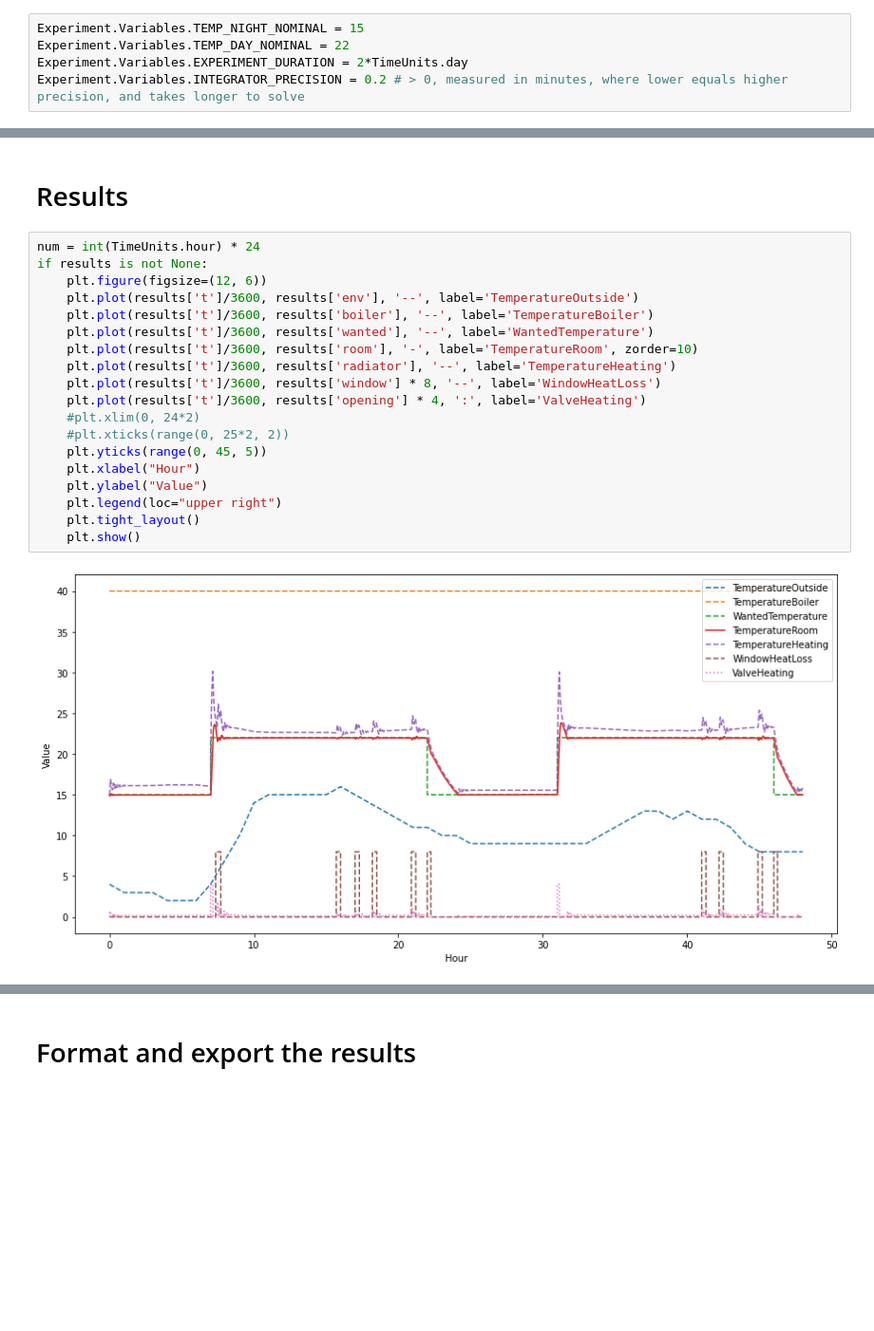
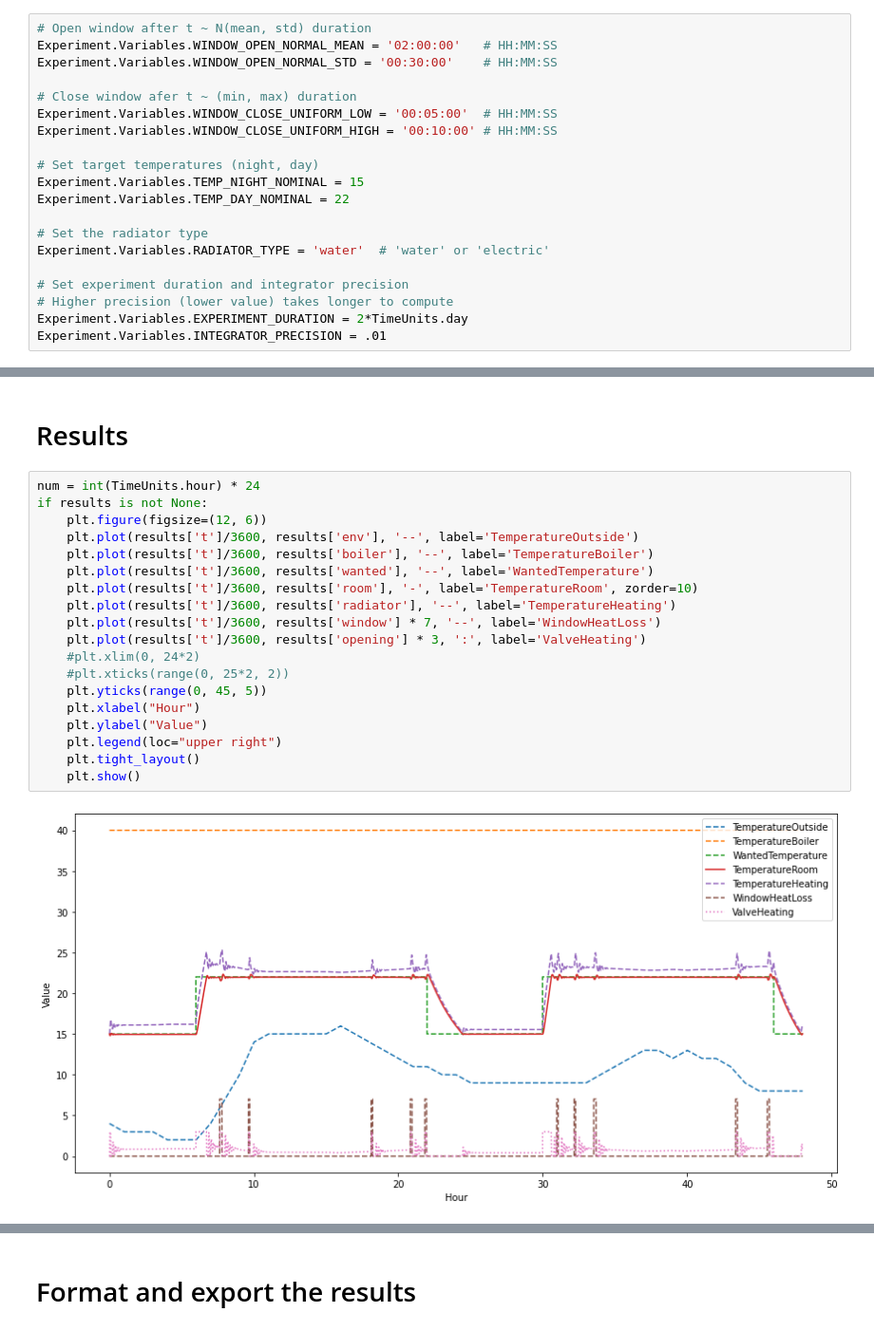
Before and after one commit to PrinzAndreas/ModellingProgramming, a Jupyter notebook: ModelDescriptions/RoomModelPython/main.ipynb, the cells around one changed output, grey strips where cells are left out. Shown at 95% size. Cells and saved outputs as stored; diff of their text form; blank space fills up the shorter version.

```diff
--- a/ModelDescriptions/RoomModelPython/main.ipynb
+++ b/ModelDescriptions/RoomModelPython/main.ipynb
@@ -8,10 +11,25 @@ import matplotlib.pyplot as plt
 import numpy as np
 # %% [markdown]
 ## Experiment Variables
-# %%
-Experiment.Variables.TEMP_NIGHT_NOMINAL = 15
-Experiment.Variables.TEMP_DAY_NOMINAL = 22
-Experiment.Variables.EXPERIMENT_DURATION = 2*TimeUnits.day
-Experiment.Variables.INTEGRATOR_PRECISION = 0.2 # > 0, measured in minutes, where lower equals higher precision, and takes longer to solve
+# %%
+# Open window after t ~ N(mean, std) duration
+Experiment.Variables.WINDOW_OPEN_NORMAL_MEAN = '02:00:00'   # HH:MM:SS
+Experiment.Variables.WINDOW_OPEN_NORMAL_STD = '00:30:00'    # HH:MM:SS
+
+# Close window afer t ~ (min, max) duration
+Experiment.Variables.WINDOW_CLOSE_UNIFORM_LOW = '00:05:00'  # HH:MM:SS
+Experiment.Variables.WINDOW_CLOSE_UNIFORM_HIGH = '00:10:00' # HH:MM:SS
+
+# Set target temperatures (night, day)
+Experiment.Variables.TEMP_NIGHT_NOMINAL = 15
+Experiment.Variables.TEMP_DAY_NOMINAL = 22
+
+# Set the radiator type
+Experiment.Variables.RADIATOR_TYPE = 'water'  # 'water' or 'electric'
+
+# Set experiment duration and integrator precision
+# Higher precision (lower value) takes longer to compute
+Experiment.Variables.EXPERIMENT_DURATION = 2*TimeUnits.day
+Experiment.Variables.INTEGRATOR_PRECISION = .01
 # %% [markdown]
 ## Initialize Parts
@@ -29,21 +48,21 @@ with timer() as f:  # Takes about 4 minutes to finish...
 # %%
 num = int(TimeUnits.hour) * 24
 if results is not None:
     plt.figure(figsize=(12, 6))
     plt.plot(results['t']/3600, results['env'], '--', label='TemperatureOutside')
     plt.plot(results['t']/3600, results['boiler'], '--', label='TemperatureBoiler')
     plt.plot(results['t']/3600, results['wanted'], '--', label='WantedTemperature')
     plt.plot(results['t']/3600, results['room'], '-', label='TemperatureRoom', zorder=10)
     plt.plot(results['t']/3600, results['radiator'], '--', label='TemperatureHeating')
-    plt.plot(results['t']/3600, results['window'] * 8, '--', label='WindowHeatLoss')
-    plt.plot(results['t']/3600, results['opening'] * 4, ':', label='ValveHeating')
+    plt.plot(results['t']/3600, results['window'] * 7, '--', label='WindowHeatLoss')
+    plt.plot(results['t']/3600, results['opening'] * 3, ':', label='ValveHeating')
     #plt.xlim(0, 24*2)
     #plt.xticks(range(0, 25*2, 2))
     plt.yticks(range(0, 45, 5))
     plt.xlabel("Hour")
     plt.ylabel("Value")
     plt.legend(loc="upper right")
     plt.tight_layout()
     plt.show()
 # %% [output]
-[figure, old version]
+[figure, new version]
```
Also changed, not shown: parts of 9 cells of this notebook, 14 other files.
